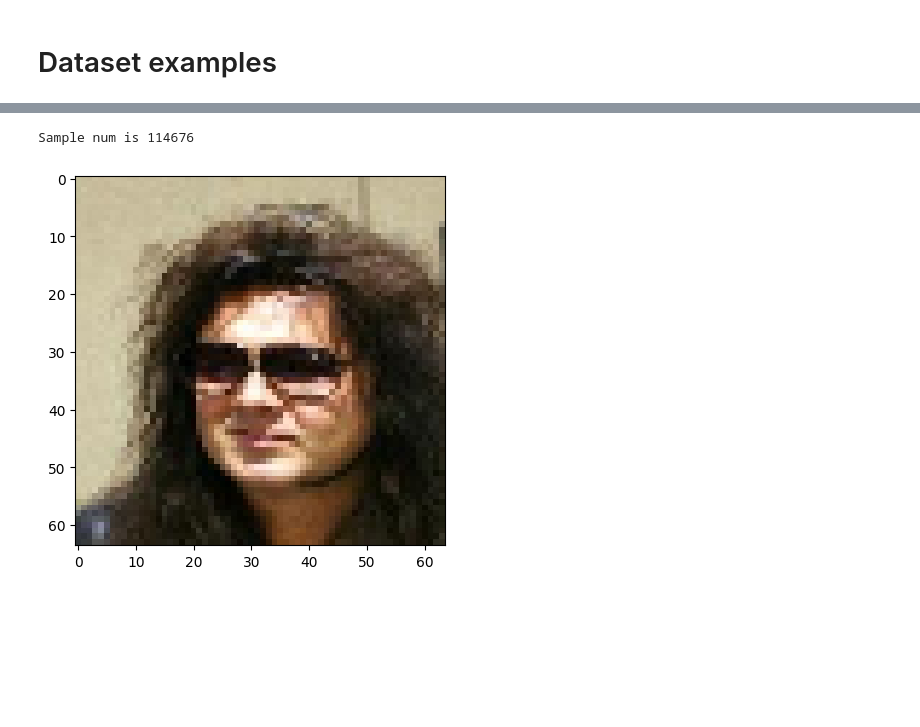
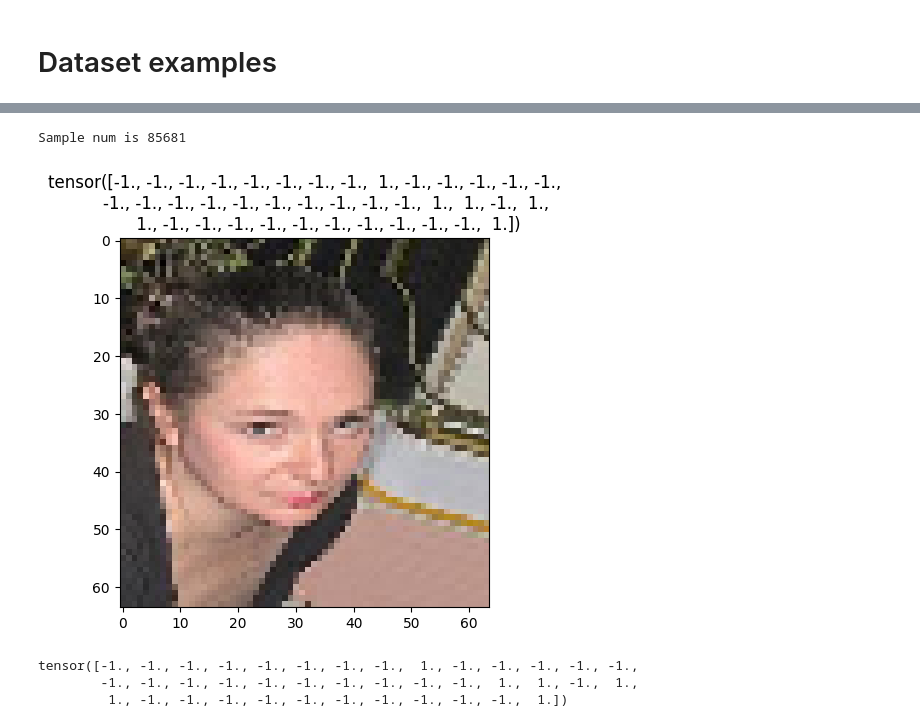
Before and after one commit to Sleepon1805/PepeGeneration, a Jupyter notebook: playground.ipynb, the cells around one changed output, grey strips where cells are left out. Saved outputs shown, nothing was run; the diff lists cells and outputs as text; code cells hidden in the pictures; blank space fills up the shorter version.

```diff
--- a/playground.ipynb
+++ b/playground.ipynb
@@ -30,15 +51,16 @@ plt.show()
 # %%
 dataset_name = 'celeba'
-dataset = PepeDataset(dataset_name, Paths())
+image_size = 64
+dataset = PepeDataset(dataset_name, image_size, Paths())
 
 sample_num = np.random.randint(len(dataset))
 print(f'Sample num is {sample_num}')
 
 sample = dataset[sample_num]
-image = sample.numpy().transpose((1, 2, 0))
-image = (image + 1) / 2
-plt.imshow(image)
-plt.show()
+dataset.show_item(sample)
 # %% [output]
-Sample num is 114676
+Sample num is 85681
-[figure, old version]
+[figure, new version]
+tensor([-1., -1., -1., -1., -1., -1., -1., -1.,  1., -1., -1., -1., -1., -1.,
+        -1., -1., -1., -1., -1., -1., -1., -1., -1., -1.,  1.,  1., -1.,  1.,
+         1., -1., -1., -1., -1., -1., -1., -1., -1., -1., -1.,  1.])
```
Also changed, not shown: parts of 14 cells of this notebook, 7 other files.
